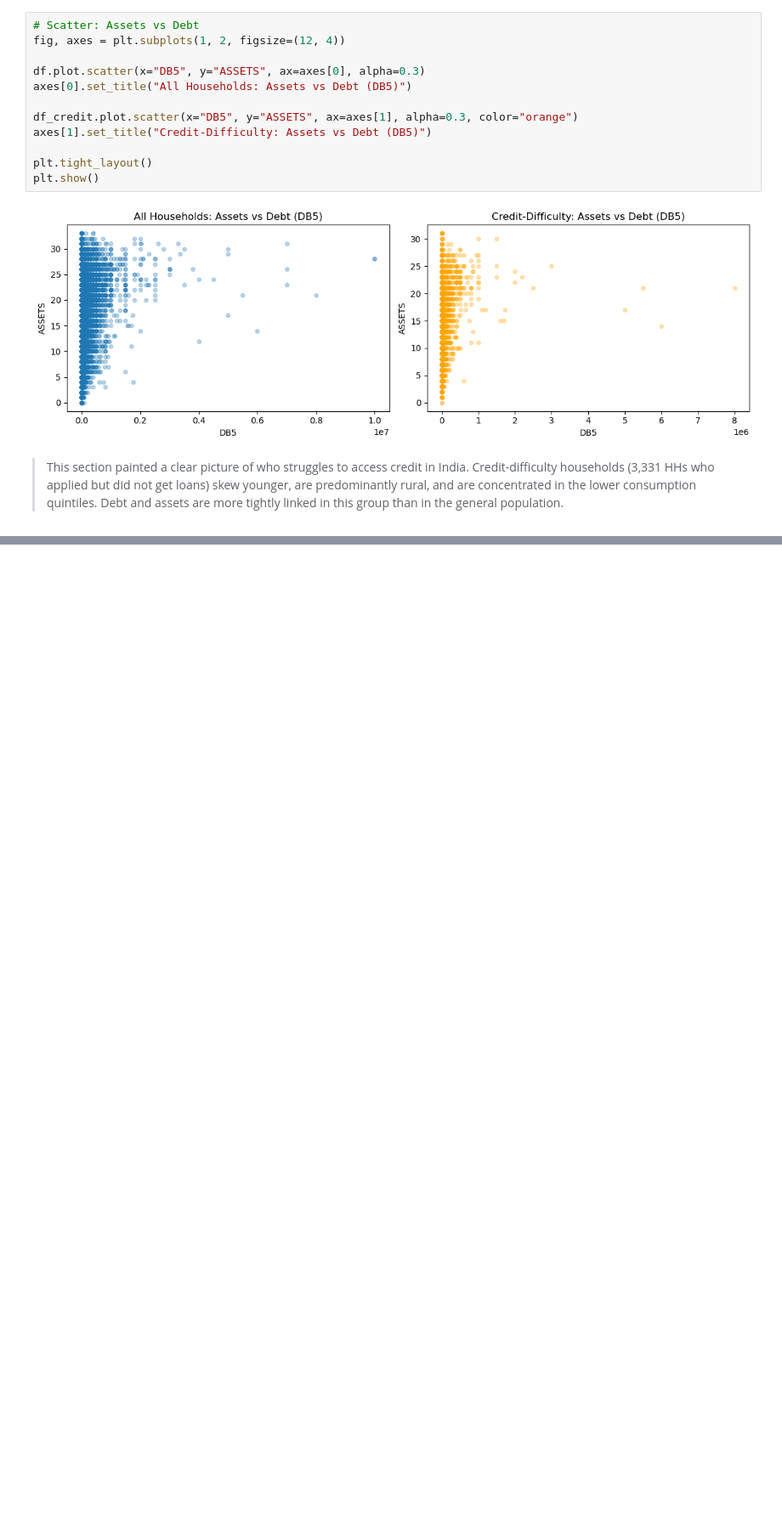
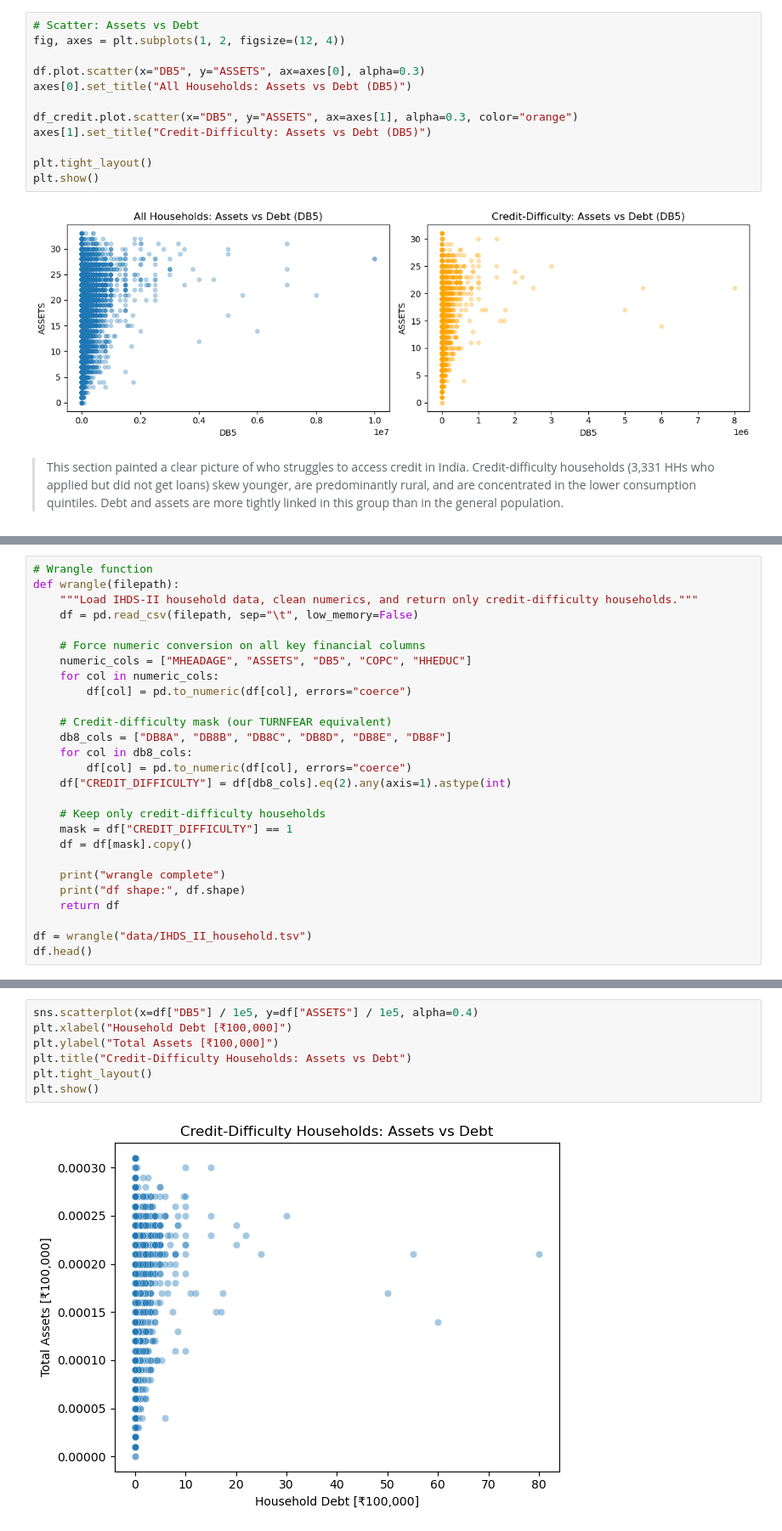
Before and after one commit to AJ-MH/Data-Science-Machine-Learning, a Jupyter notebook: indian-household-segmentation/indian_household_segmentation.ipynb, the cells around one changed output, grey strips where cells are left out. Shown at 85% size. Cells and saved outputs as stored; diff of their text form; blank space fills up the shorter version.

```diff
--- a/indian-household-segmentation/indian_household_segmentation.ipynb
+++ b/indian-household-segmentation/indian_household_segmentation.ipynb
@@ -365,0 +376,27 @@ Credit-difficulty households (3,331 HHs who applied but did not get loans) skew
+# %%
+# Wrangle function
+def wrangle(filepath):
+    """Load IHDS-II household data, clean numerics, and return only credit-difficulty households."""
+    df = pd.read_csv(filepath, sep="\t", low_memory=False)
+
+    # Force numeric conversion on all key financial columns
+    numeric_cols = ["MHEADAGE", "ASSETS", "DB5", "COPC", "HHEDUC"]
+    for col in numeric_cols:
+        df[col] = pd.to_numeric(df[col], errors="coerce")
+
+    # Credit-difficulty mask (our TURNFEAR equivalent)
+    db8_cols = ["DB8A", "DB8B", "DB8C", "DB8D", "DB8E", "DB8F"]
+    for col in db8_cols:
+        df[col] = pd.to_numeric(df[col], errors="coerce")
+    df["CREDIT_DIFFICULTY"] = df[db8_cols].eq(2).any(axis=1).astype(int)
+
+    # Keep only credit-difficulty households
+    mask = df["CREDIT_DIFFICULTY"] == 1
+    df = df[mask].copy()
+
+    print("wrangle complete")
+    print("df shape:", df.shape)
+    return df
+
+df = wrangle("data/IHDS_II_household.tsv")
+df.head()
@@ -365,0 +413,9 @@ Credit-difficulty households (3,331 HHs who applied but did not get loans) skew
+# %%
+sns.scatterplot(x=df["DB5"] / 1e5, y=df["ASSETS"] / 1e5, alpha=0.4)
+plt.xlabel("Household Debt [₹100,000]")
+plt.ylabel("Total Assets [₹100,000]")
+plt.title("Credit-Difficulty Households: Assets vs Debt")
+plt.tight_layout()
+plt.show()
+# %% [output]
+[figure, added]
```
Also changed, not shown: parts of 19 cells of this notebook.
